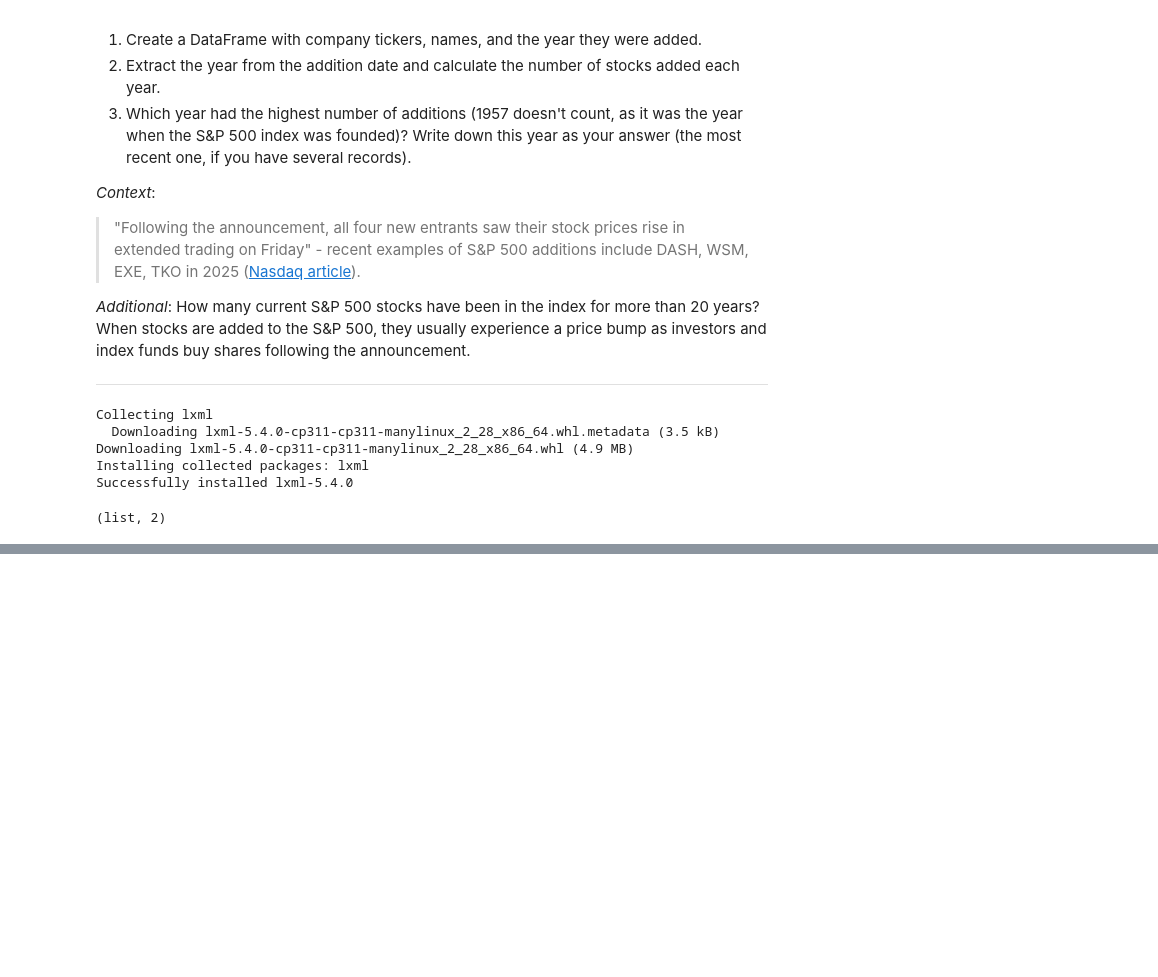
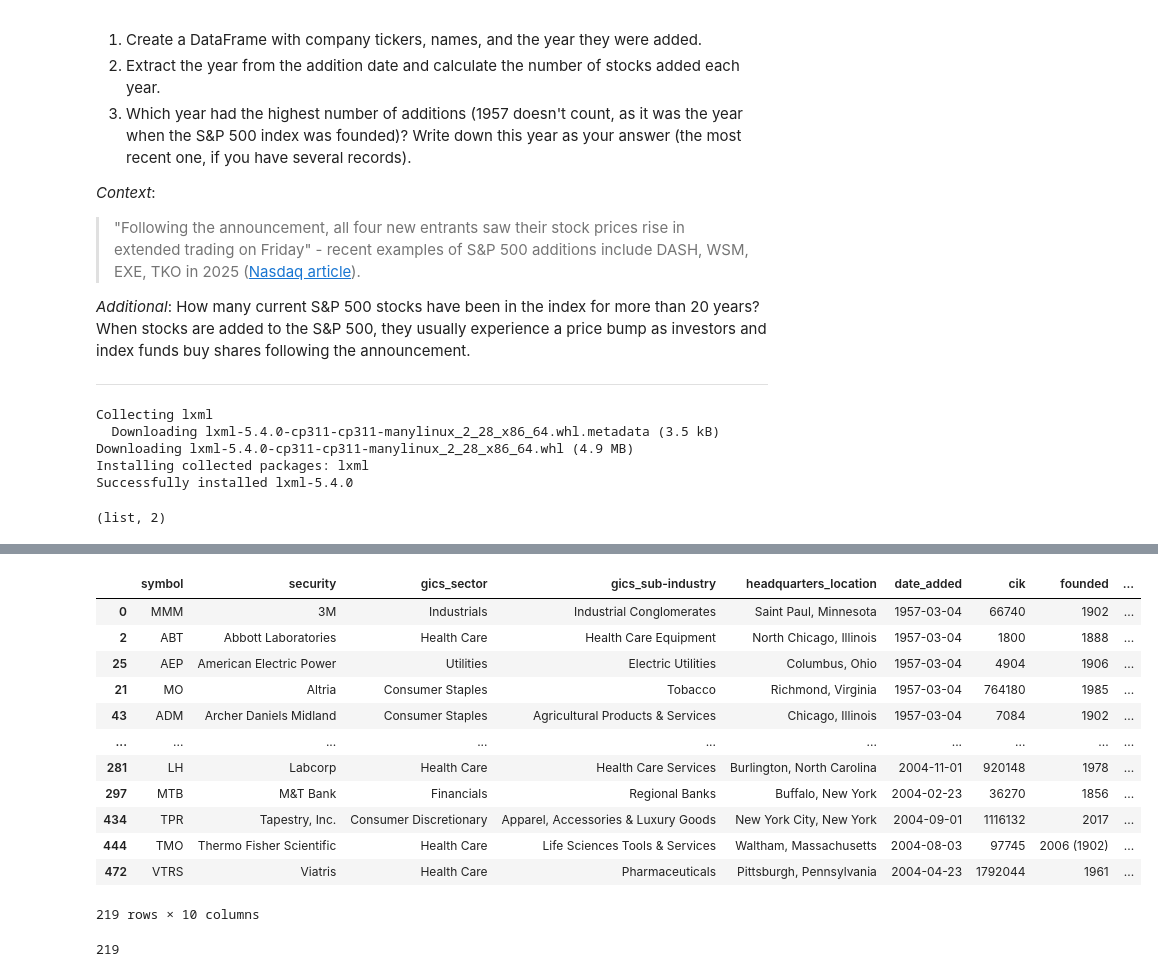
Before and after one commit to Maxkaizo/stock-markets-analytics-zoomcamp, a Jupyter notebook: 01-intro-and-data-sources/homework.ipynb, the cells around one changed output, grey strips where cells are left out. Drawn from its saved outputs; the diff is of its cells as text; code cells hidden in the pictures; blank space fills up the shorter version.

```diff
--- a/01-intro-and-data-sources/homework.ipynb
+++ b/01-intro-and-data-sources/homework.ipynb
@@ -54,0 +77,2 @@ df[0]
+# %%
+tickers.columns = tickers.columns.str.lower().str.replace(' ', '_')
@@ -54,0 +88,2 @@ df[0]
+# %%
+tickers['date_added'] = pd.to_datetime(tickers['date_added'])
@@ -54,0 +111,2 @@ df[0]
+# %%
+tickers['year'] = tickers['date_added'].dt.year
@@ -54,0 +122,4 @@ df[0]
+# %%
+import datetime
+
+tickers['age'] = datetime.datetime.now().year - tickers['date_added'].dt.year
@@ -54,0 +145,20 @@ df[0]
+# %%
+tickers[tickers.age > 20].sort_values(ascending=False, by="age")
+# %% [output]
+|  | symbol | security | gics_sector | gics_sub-industry | headquarters_location | date_added | cik | founded | ... |
+| 0 | MMM | 3M | Industrials | Industrial Conglomerates | Saint Paul, Minnesota | 1957-03-04 | 66740 | 1902 | ... |
+| 2 | ABT | Abbott Laboratories | Health Care | Health Care Equipment | North Chicago, Illinois | 1957-03-04 | 1800 | 1888 | ... |
+| 25 | AEP | American Electric Power | Utilities | Electric Utilities | Columbus, Ohio | 1957-03-04 | 4904 | 1906 | ... |
+| 21 | MO | Altria | Consumer Staples | Tobacco | Richmond, Virginia | 1957-03-04 | 764180 | 1985 | ... |
+| 43 | ADM | Archer Daniels Midland | Consumer Staples | Agricultural Products & Services | Chicago, Illinois | 1957-03-04 | 7084 | 1902 | ... |
+| ... | ... | ... | ... | ... | ... | ... | ... | ... | ... |
+| 281 | LH | Labcorp | Health Care | Health Care Services | Burlington, North Carolina | 2004-11-01 | 920148 | 1978 | ... |
+| 297 | MTB | M&T Bank | Financials | Regional Banks | Buffalo, New York | 2004-02-23 | 36270 | 1856 | ... |
+| 434 | TPR | Tapestry, Inc. | Consumer Discretionary | Apparel, Accessories & Luxury Goods | New York City, New York | 2004-09-01 | 1116132 | 2017 | ... |
+| 444 | TMO | Thermo Fisher Scientific | Health Care | Life Sciences Tools & Services | Waltham, Massachusetts | 2004-08-03 | 97745 | 2006 (1902) | ... |
+| 472 | VTRS | Viatris | Health Care | Pharmaceuticals | Pittsburgh, Pennsylvania | 2004-04-23 | 1792044 | 1961 | ... |
+219 rows × 10 columns
+# %%
+tickers[tickers.age > 20].shape[0]
+# %% [output]
+219
```
Also changed, not shown: parts of 12 cells of this notebook.
